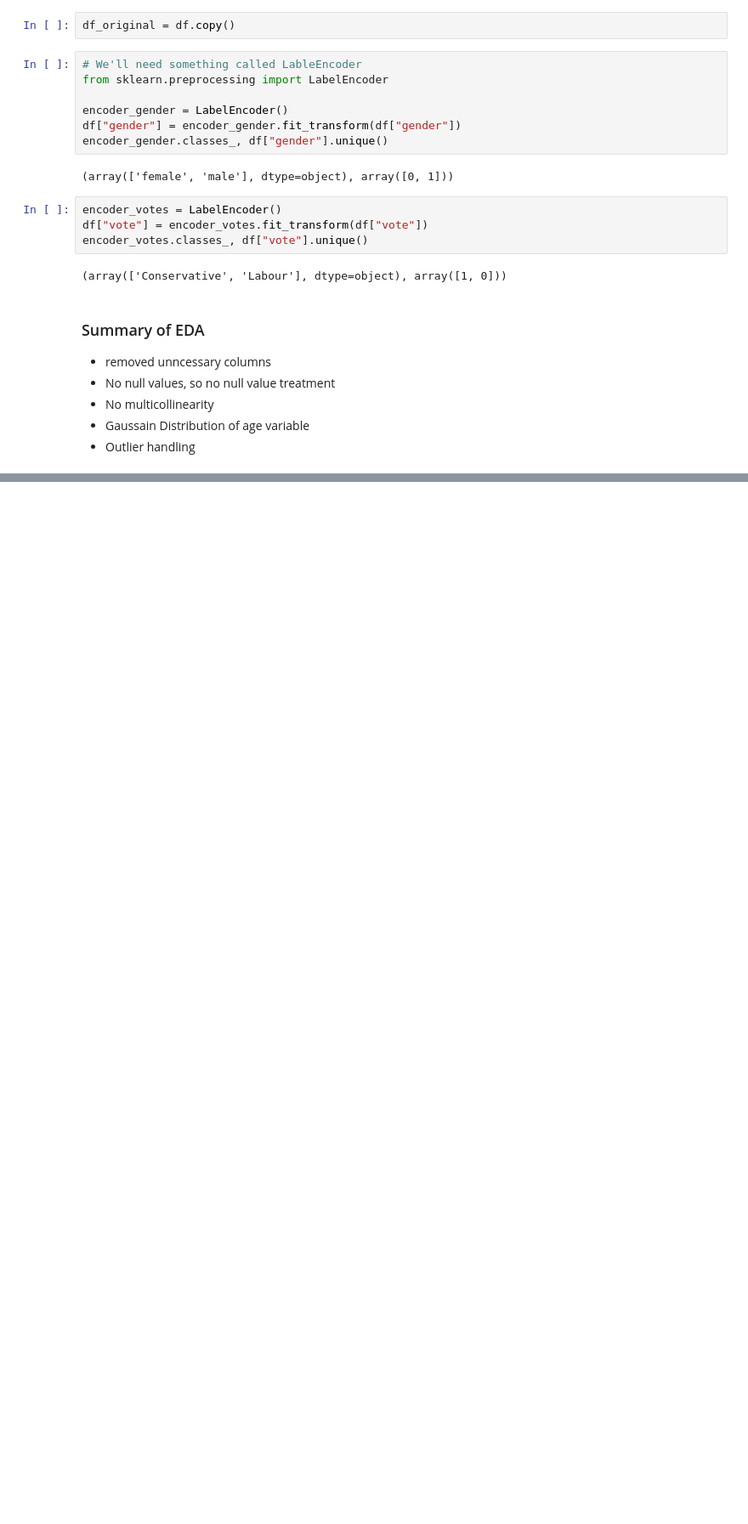
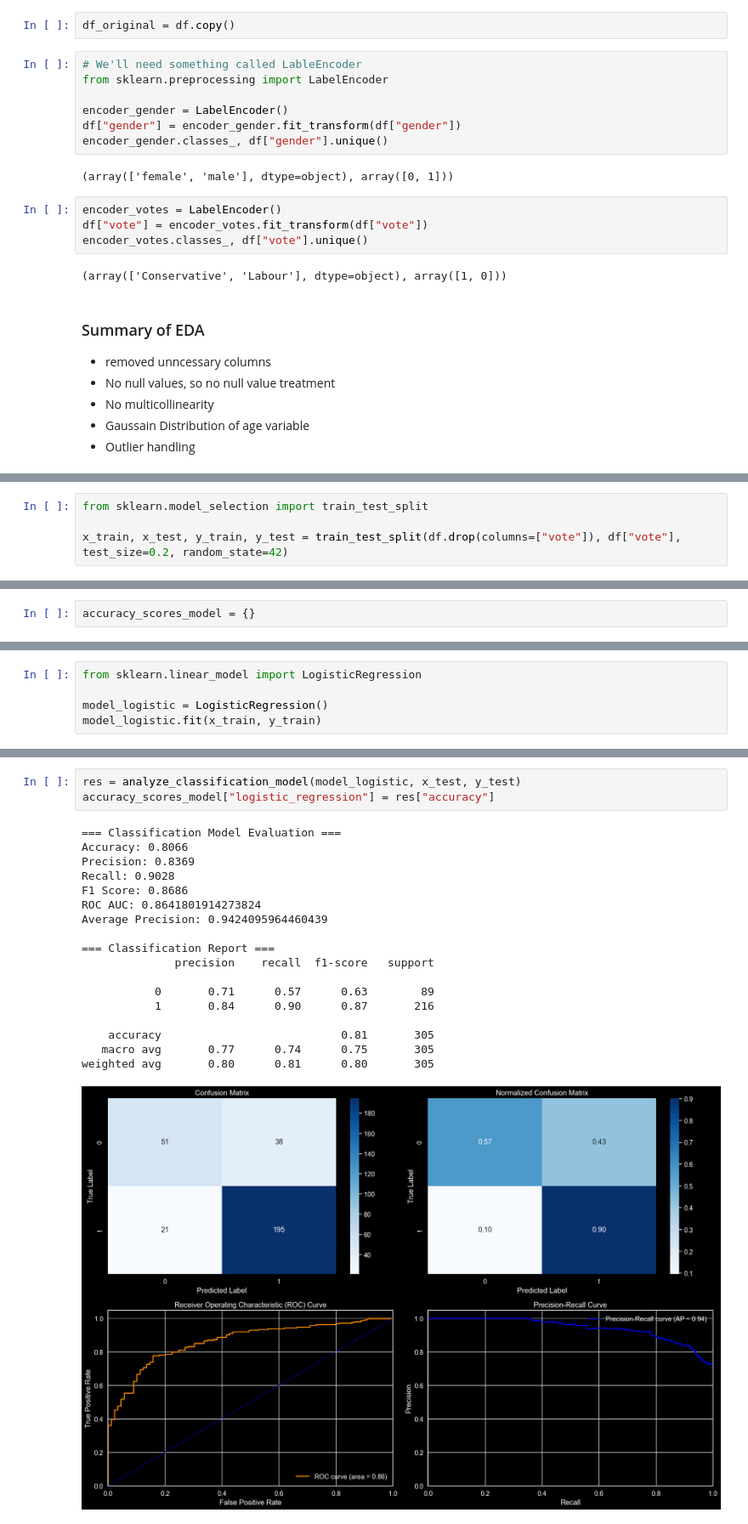
Before and after one commit to Shoyeb45/ElectionVotingPrediction, a Jupyter notebook: model.ipynb, the cells around one changed output, grey strips where cells are left out. Shown at 85% size. Drawn from its saved outputs; the diff is of its cells as text; blank space fills up the shorter version.

Commit message:
Built various models

```diff
--- a/model.ipynb
+++ b/model.ipynb
@@ -926 +991,5 @@ encoder_votes.classes_, df["vote"].unique()
 # <h1 align="center"> Modelling <h1>
+# %%
+from sklearn.model_selection import train_test_split
+
+x_train, x_test, y_train, y_test = train_test_split(df.drop(columns=["vote"]), df["vote"], test_size=0.2, random_state=42)
@@ -926,0 +1156,2 @@ encoder_votes.classes_, df["vote"].unique()
+# %%
+accuracy_scores_model = {}
@@ -926,0 +1165,5 @@ encoder_votes.classes_, df["vote"].unique()
+# %%
+from sklearn.linear_model import LogisticRegression
+
+model_logistic = LogisticRegression()
+model_logistic.fit(x_train, y_train)
@@ -926,0 +1179,22 @@ encoder_votes.classes_, df["vote"].unique()
+# %%
+res = analyze_classification_model(model_logistic, x_test, y_test)
+accuracy_scores_model["logistic_regression"] = res["accuracy"]
+# %% [output]
+=== Classification Model Evaluation ===
+Accuracy: 0.8066
+Precision: 0.8369
+Recall: 0.9028
+F1 Score: 0.8686
+ROC AUC: 0.8641801914273824
+Average Precision: 0.9424095964460439
+
+=== Classification Report ===
+              precision    recall  f1-score   support
+
+           0       0.71      0.57      0.63        89
+           1       0.84      0.90      0.87       216
+
+    accuracy                           0.81       305
+   macro avg       0.77      0.74      0.75       305
+weighted avg       0.80      0.81      0.80       305
+[figure, added]
```
Also changed, not shown: parts of 25 cells of this notebook.
